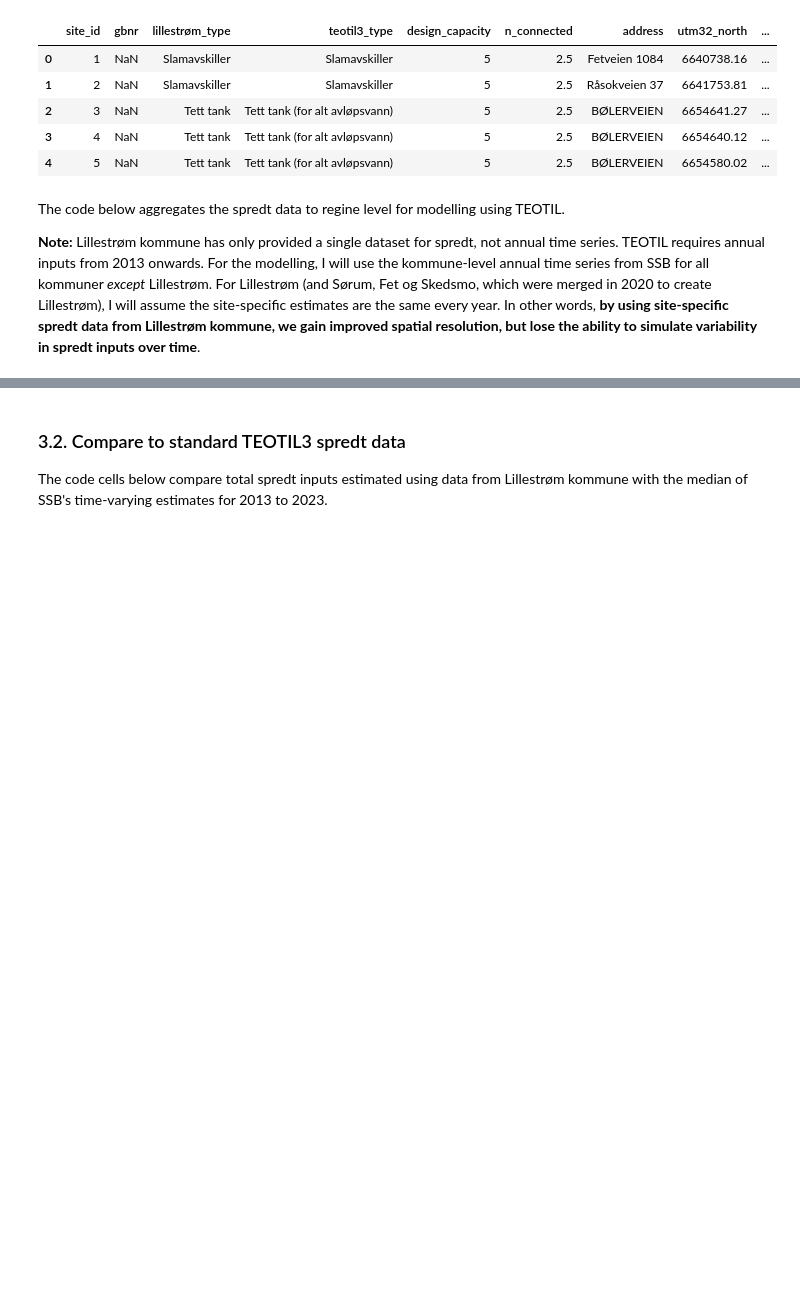
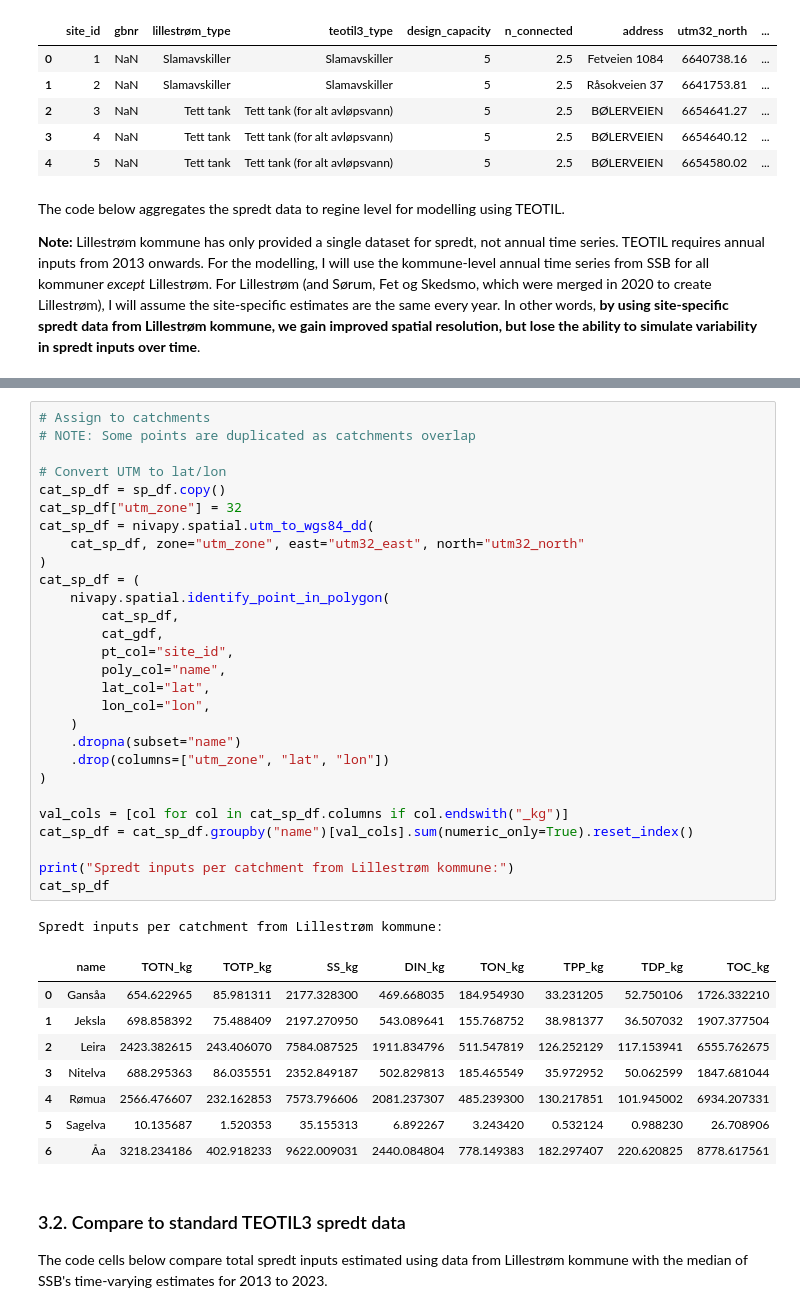
Before and after one commit to NIVANorge/teotil3_lillestrom, a Jupyter notebook: code/05_estimate_overflows_and_spredt.ipynb, the cells around one changed output, grey strips where cells are left out. Drawn from its saved outputs; the diff is of its cells as text; blank space fills up the shorter version.

```diff
--- a/code/05_estimate_overflows_and_spredt.ipynb
+++ b/code/05_estimate_overflows_and_spredt.ipynb
@@ -413,6 +475,44 @@ reg_sp_df
 | 17 | 002.D3Z | 3197.962811 | 399.877526 | 9551.698406 | 2426.300269 | 771.662543 | 181.233160 | 218.644366 | 8725.199749 |
 | 18 | 002.D4 | 410.369332 | 45.291730 | 1157.696400 | 324.151340 | 86.217993 | 23.864071 | 21.427660 | 1146.006574 |
 | 19 | 002.D6 | 120.258562 | 16.251342 | 349.955156 | 87.924076 | 32.334487 | 6.609427 | 9.641915 | 324.205031 |
+# %%
+# Assign to catchments
+# NOTE: Some points are duplicated as catchments overlap
+
+# Convert UTM to lat/lon
+cat_sp_df = sp_df.copy()
+cat_sp_df["utm_zone"] = 32
+cat_sp_df = nivapy.spatial.utm_to_wgs84_dd(
+    cat_sp_df, zone="utm_zone", east="utm32_east", north="utm32_north"
+)
+cat_sp_df = (
+    nivapy.spatial.identify_point_in_polygon(
+        cat_sp_df,
+        cat_gdf,
+        pt_col="site_id",
+        poly_col="name",
+        lat_col="lat",
+        lon_col="lon",
+    )
+    .dropna(subset="name")
+    .drop(columns=["utm_zone", "lat", "lon"])
+)
+
+val_cols = [col for col in cat_sp_df.columns if col.endswith("_kg")]
+cat_sp_df = cat_sp_df.groupby("name")[val_cols].sum(numeric_only=True).reset_index()
+
+print("Spredt inputs per catchment from Lillestrøm kommune:")
+cat_sp_df
+# %% [output]
+Spredt inputs per catchment from Lillestrøm kommune:
+|  | name | TOTN_kg | TOTP_kg | SS_kg | DIN_kg | TON_kg | TPP_kg | TDP_kg | TOC_kg |
+| 0 | Gansåa | 654.622965 | 85.981311 | 2177.328300 | 469.668035 | 184.954930 | 33.231205 | 52.750106 | 1726.332210 |
+| 1 | Jeksla | 698.858392 | 75.488409 | 2197.270950 | 543.089641 | 155.768752 | 38.981377 | 36.507032 | 1907.377504 |
+| 2 | Leira | 2423.382615 | 243.406070 | 7584.087525 | 1911.834796 | 511.547819 | 126.252129 | 117.153941 | 6555.762675 |
+| 3 | Nitelva | 688.295363 | 86.035551 | 2352.849187 | 502.829813 | 185.465549 | 35.972952 | 50.062599 | 1847.681044 |
+| 4 | Rømua | 2566.476607 | 232.162853 | 7573.796606 | 2081.237307 | 485.239300 | 130.217851 | 101.945002 | 6934.207331 |
+| 5 | Sagelva | 10.135687 | 1.520353 | 35.155313 | 6.892267 | 3.243420 | 0.532124 | 0.988230 | 26.708906 |
+| 6 | Åa | 3218.234186 | 402.918233 | 9622.009031 | 2440.084804 | 778.149383 | 182.297407 | 220.620825 | 8778.617561 |
 # %% [markdown]
 ### 3.2. Compare to standard TEOTIL3 spredt data
 
```
Also changed, not shown: parts of 8 cells of this notebook, 16 other files.
